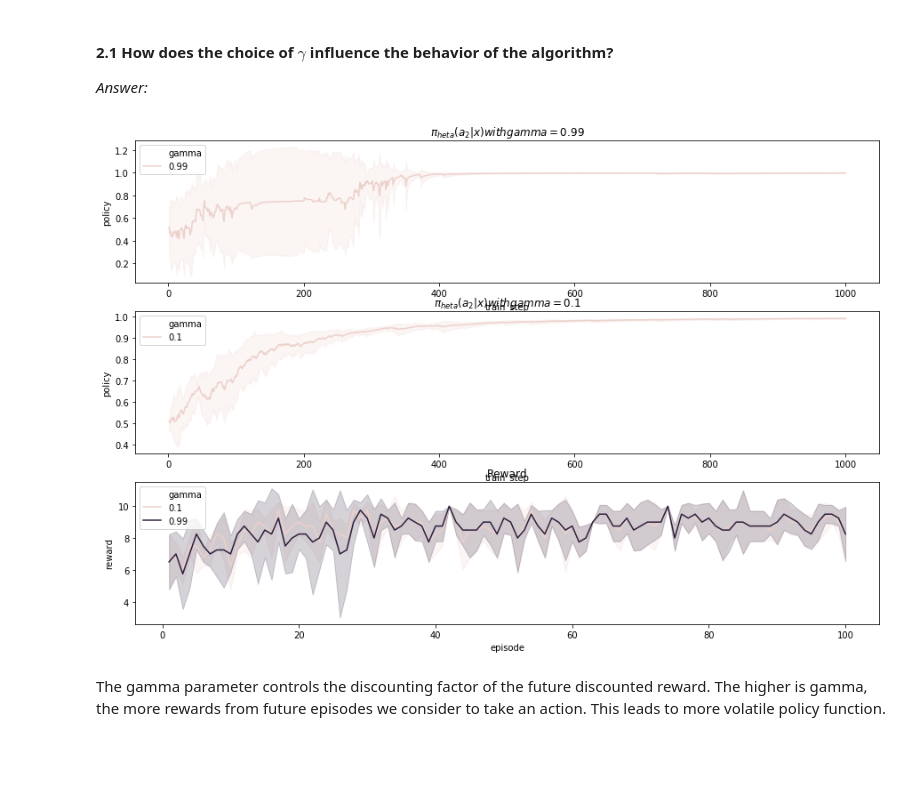
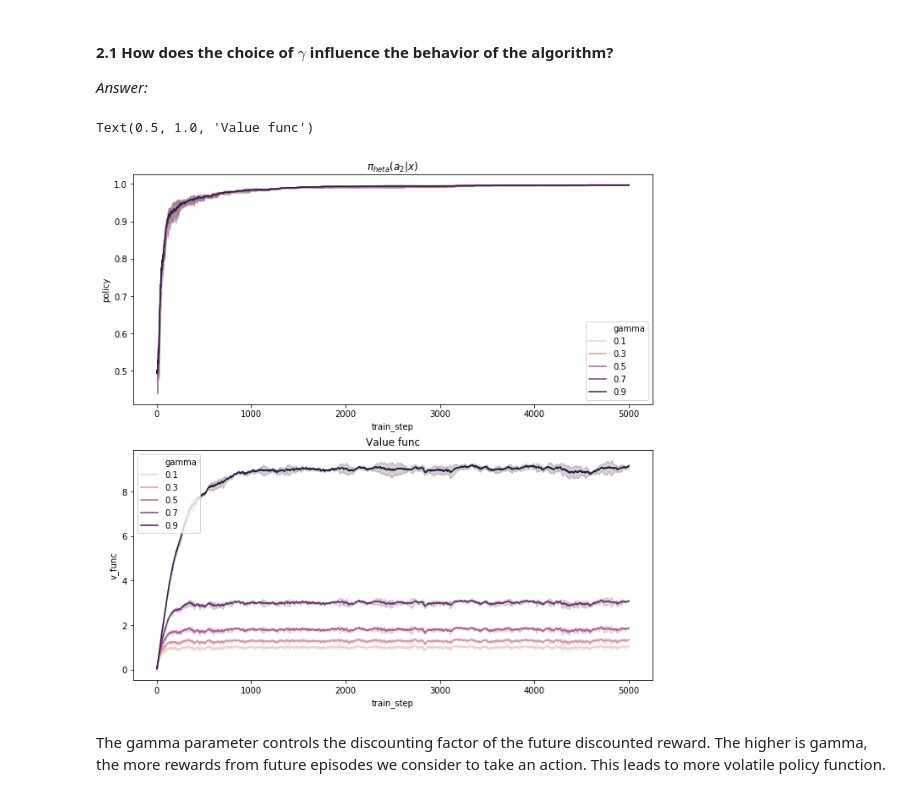
Before and after one commit to jrdmose/BGSE_Reinforcement_Learning, a Jupyter notebook: RL_exercises.ipynb, the cells around one changed output. Cells and saved outputs as stored; diff of their text form; code cells hidden in the pictures; blank space fills up the shorter version.

```diff
--- a/RL_exercises.ipynb
+++ b/RL_exercises.ipynb
@@ -192,25 +167,22 @@ class Reinforce():
 # %%
 ### Init params ###
-episode_length = 10
-num_episodes = 100
-seeds = [1,3,30,11]#,20]
+train_steps = 5000
+seeds = [2,3,5]
 # %%
-delta = 0.4
-gamma = 0.99
-alpha = 0.1
+delta = 0.1
+gamma = 0.4
+c = 0.1
 
 train_plot = pd.DataFrame()
 ep_plot = pd.DataFrame()
 for seed in seeds:
-    reinf_alg = Reinforce(delta = delta,
+    reinf_alg = TD0AC(delta = delta,
                           gamma = gamma,
-                          episode_length= episode_length,
-                          alpha = alpha,
+                          c = c,
                           step_type = "fixed",
                           seed = seed)
-    ep_data, train_data = reinf_alg.train(num_episodes)
+    train_data = reinf_alg.train(train_steps)
     train_plot = train_plot.append(train_data, ignore_index= True)
-    ep_plot = ep_plot.append(ep_data, ignore_index = True)
 # %% [markdown]
 Path of w1 and w2 to convergence
 # %%
@@ -237,31 +209,27 @@ sns.lineplot(x = 'episode',    y = 'reward', ci = 'sd', data = ep_plot,    ax =
 *Answer:*
 # %%
 delta = 0.4
-alpha = 0.1
+c = 0.1
 
-gammas = [0.1,0.99]
+gammas = [0.1,0.3,0.5,0.7,0.9]
 train_plot = pd.DataFrame()
-ep_plot = pd.DataFrame()
 
-for seed in seeds:
-    for gamma in gammas:
-        reinf_alg = Reinforce(delta = delta,
+for seed,gamma in itertools.product(seeds,gammas):
+    reinf_alg = TD0AC(delta = delta,
                           gamma = gamma,
-                          episode_length= episode_length,
-                          alpha = alpha,
+                          c = c,
                           step_type = "fixed",
                           seed = seed)
-        ep_data, train_data = reinf_alg.train(num_episodes)
-        train_plot = train_plot.append(train_data, ignore_index= True)
-        ep_plot = ep_plot.append(ep_data, ignore_index = True)
+    train_data = reinf_alg.train(train_steps)
+    train_plot = train_plot.append(train_data, ignore_index= True)
 # %%
-fig,axes = plt.subplots(3,1,figsize=(15, 10))
+fig,axes = plt.subplots(2,1,figsize=(11, 11))
 
-sns.lineplot(x = 'train_step', y = 'policy', ci = 'sd', hue = 'gamma', data = train_plot.query('gamma==0.99'), legend = 'full',ax = axes[0]).set_title("$\pi_{\theta}(a_{2}|x) with gamma  = 0.99$")
-sns.lineplot(x = 'train_step', y = 'policy', ci = 'sd', hue = 'gamma', data = train_plot.query('gamma==0.1'), legend = 'full',ax = axes[1]).set_title("$\pi_{\theta}(a_{2}|x) with gamma  = 0.1$")
-sns.lineplot(x = 'episode',    y = 'reward', ci = 'sd', hue = 'gamma', data = ep_plot,    legend = 'full',ax = axes[2]).set_title("Reward");
+sns.lineplot(x = 'train_step', y = 'policy', ci = 'sd', hue = 'gamma',  legend ='full',data = train_plot, ax = axes[0]).set_title("$\pi_{\theta}(a_{2}|x)$")
+sns.lineplot(x = 'train_step', y = 'v_func', ci = 'sd', hue = 'gamma',  legend ='full',data = train_plot, ax = axes[1]).set_title("Value func")
 # %% [output]
+Text(0.5, 1.0, 'Value func')
-[figure, old version]
+[figure, new version]
 # %% [markdown]
 The gamma parameter controls the discounting factor of the future discounted reward. The higher is gamma, the more rewards from future episodes we consider to take an action. This leads to more volatile policy function.
 # %% [markdown]
```
Also changed, not shown: parts of 14 cells of this notebook.
